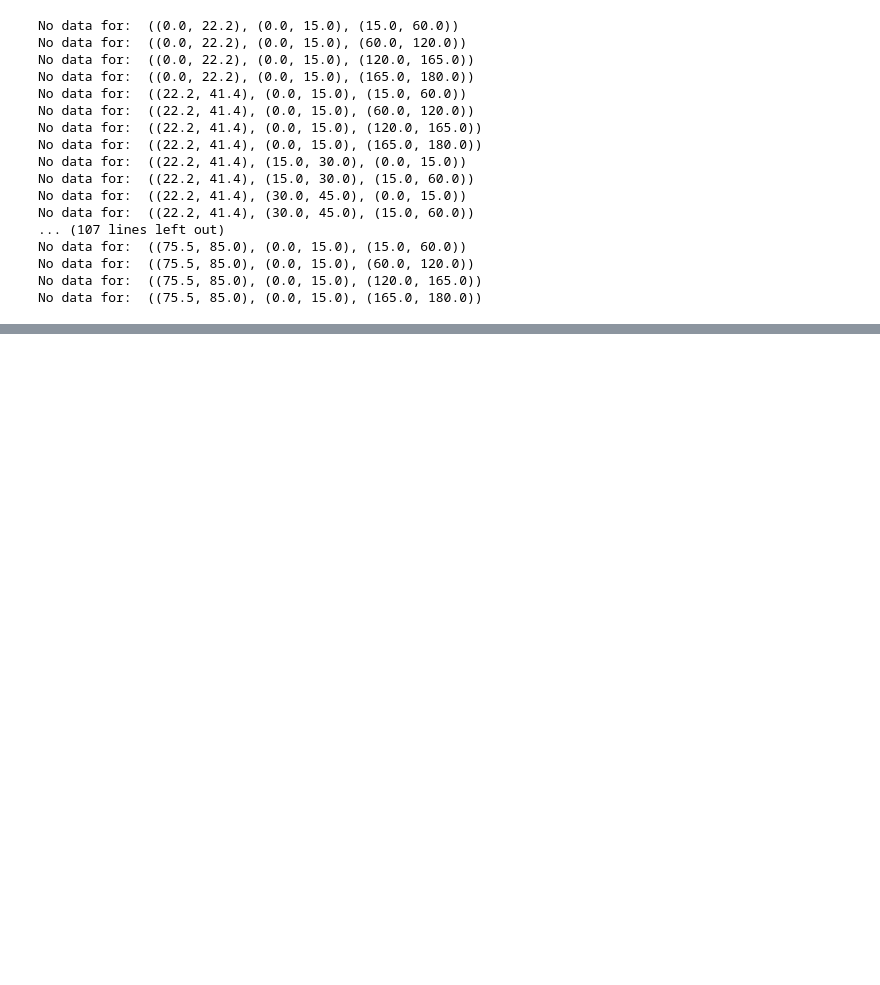
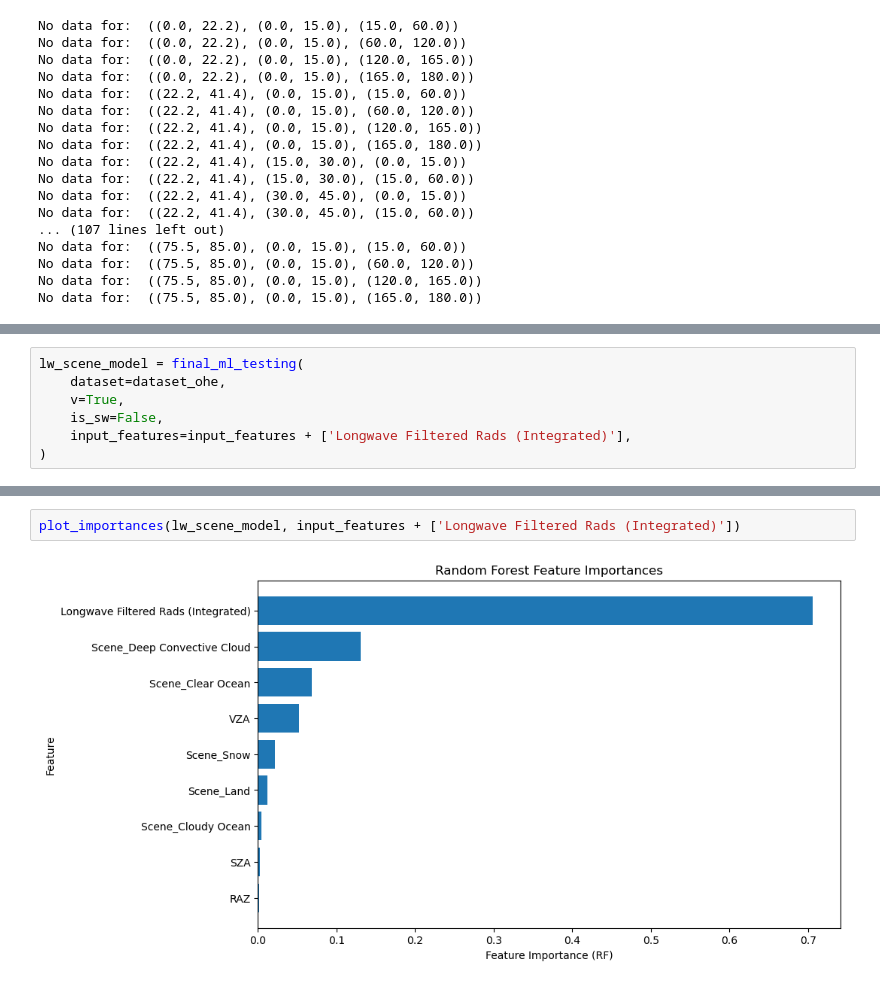
Before and after one commit to LASP-Libera/libera_unfiltering, a Jupyter notebook: nb_pt1.ipynb, the cells around one changed output, grey strips where cells are left out. Cells and saved outputs as stored; diff of their text form; blank space fills up the shorter version.

```diff
--- a/nb_pt1.ipynb
+++ b/nb_pt1.ipynb
@@ -4105,0 +4678,7 @@ angular_bins
+# %%
+lw_scene_model = final_ml_testing(
+    dataset=dataset_ohe,
+    v=True,
+    is_sw=False,
+    input_features=input_features + ['Longwave Filtered Rads (Integrated)'],
+)
@@ -4105,0 +4694,4 @@ angular_bins
+# %%
+plot_importances(lw_scene_model, input_features + ['Longwave Filtered Rads (Integrated)'])
+# %% [output]
+[figure, added]
```
Also changed, not shown: parts of 201 cells of this notebook, 27 other files.
